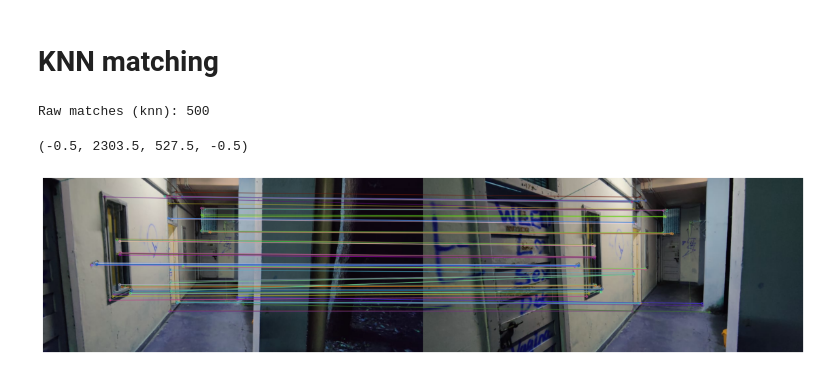
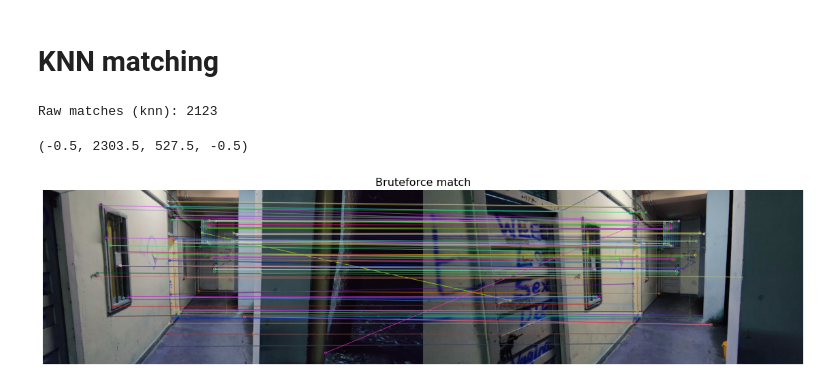
Before and after one commit to relaxxpls/Camera-Scanner, a Jupyter notebook: solve.ipynb, the cells around one changed output. Cells and saved outputs as stored; diff of their text form; code cells hidden in the pictures.

```diff
--- a/solve.ipynb
+++ b/solve.ipynb
@@ -23,5 +25,5 @@ Text(0.5, 1.0, 'Query image')
 # %%
-descriptor = cv2.ORB_create()
+descriptor = cv2.ORB_create(nfeatures=100000)
 kpsA, featuresA = descriptor.detectAndCompute(trainImg_gray, None)
 kpsB, featuresB = descriptor.detectAndCompute(queryImg_gray, None)
 # %% [markdown]
@@ -74,36 +103,36 @@ Raw matches (Brute force): 207
 # %%
 bf = cv2.BFMatcher(cv2.NORM_HAMMING, crossCheck=False)
 
 # ? compute the raw matches and initialize the list of actual matches
 rawMatches = bf.knnMatch(featuresA, featuresB, 2)
 print("Raw matches (knn):", len(rawMatches))
 
 matches = []
 ratio = 0.75
 
 # ? loop over the raw matches and ensure the distance is within
 # ? a certain ratio of each other (i.e. Lowe's ratio test)
 for m, n in rawMatches:
     if m.distance < n.distance * ratio:
         matches.append(m)
 
-#
 # ? matches = matchKeyPointsBF(featuresA, featuresB, method=feature_extractor)
-img3 = cv2.drawMatches(
+img_matches = cv2.drawMatches(
     trainImg,
     kpsA,
     queryImg,
     kpsB,
-    np.random.choice(matches,100),
+    np.random.choice(matches, 100),
     None,
     flags=cv2.DrawMatchesFlags_NOT_DRAW_SINGLE_POINTS,
 )
 
 plt.figure(figsize=(20, 10))
-plt.imshow(img3)
+plt.imshow(img_matches)
+plt.title("Bruteforce match", fontsize=16)
 plt.axis("off")
 # %% [output]
-Raw matches (knn): 500
+Raw matches (knn): 2123
 (-0.5, 2303.5, 527.5, -0.5)
-[figure, old version]
+[figure, new version]
 # %%
```
Also changed, not shown: parts of 7 cells of this notebook.
